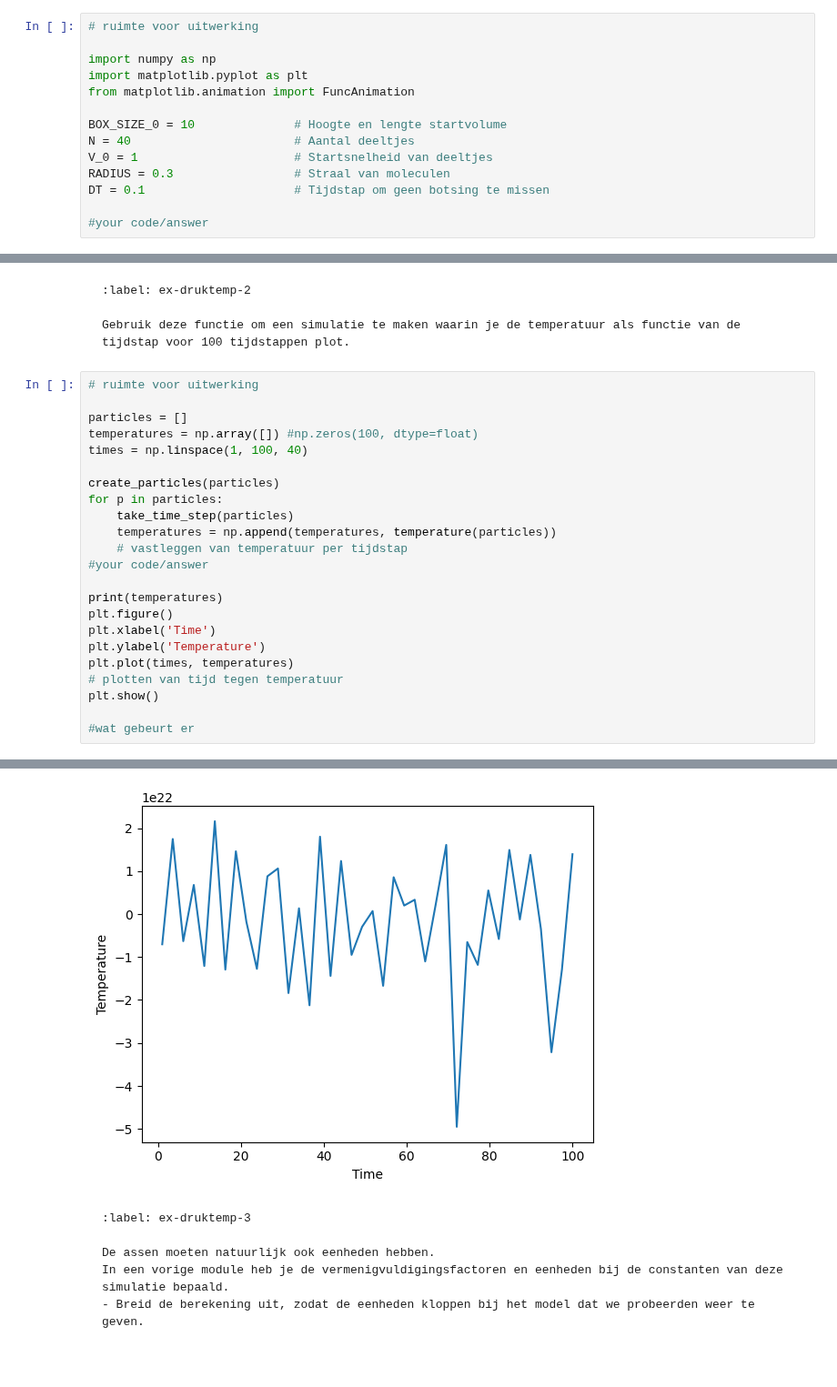
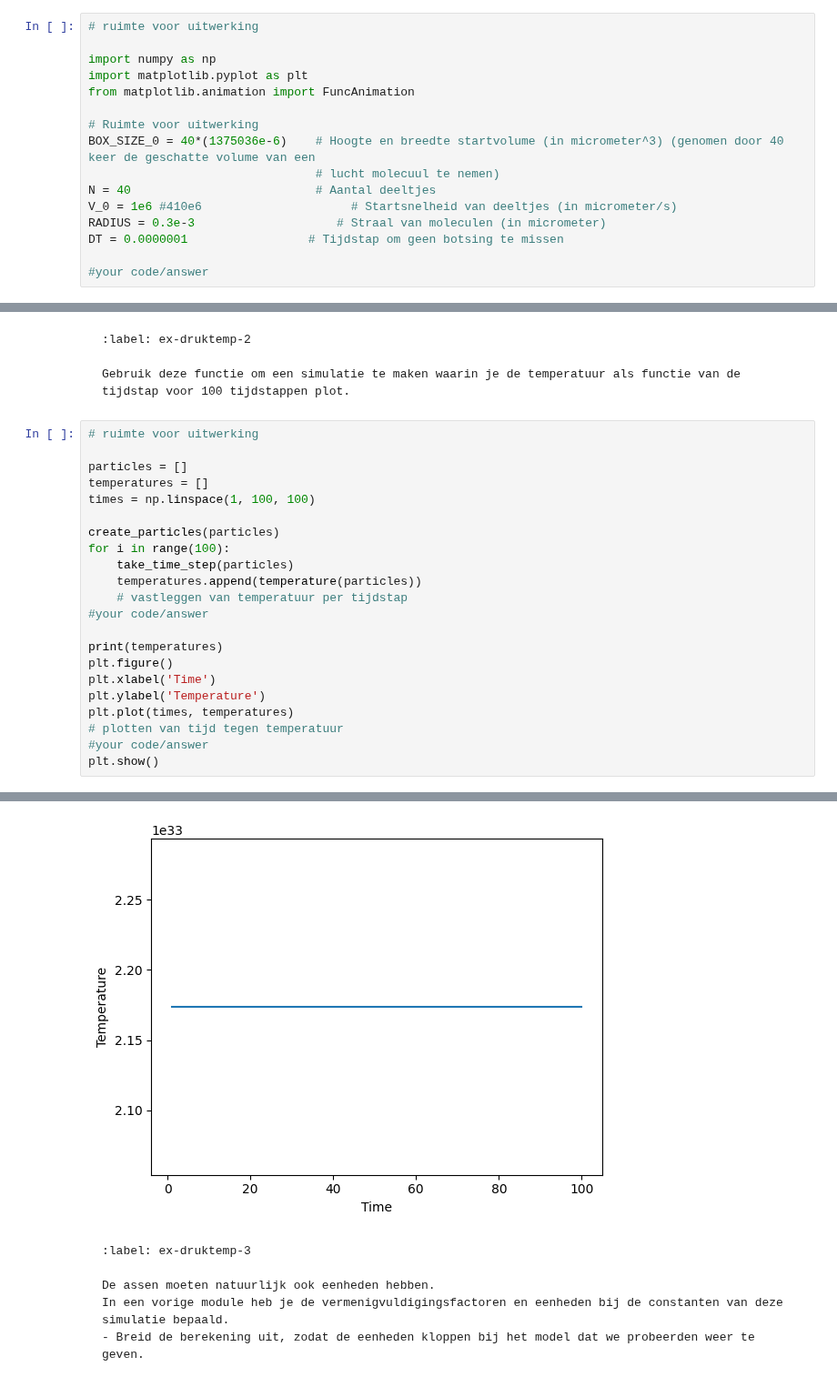
Before and after one commit to arenmeghdadi/314159265358979323846264338, a Jupyter notebook: Content/PySim/5_druktemp.ipynb, the cells around one changed output, grey strips where cells are left out. Shown at 91% size. Cells and saved outputs as stored; diff of their text form.

````diff
--- a/Content/PySim/5_druktemp.ipynb
+++ b/Content/PySim/5_druktemp.ipynb
@@ -39,11 +39,13 @@ import numpy as np
 import matplotlib.pyplot as plt
 from matplotlib.animation import FuncAnimation
 
-BOX_SIZE_0 = 10              # Hoogte en lengte startvolume
-N = 40                       # Aantal deeltjes
-V_0 = 1                      # Startsnelheid van deeltjes
-RADIUS = 0.3                 # Straal van moleculen
-DT = 0.1                     # Tijdstap om geen botsing te missen
+# Ruimte voor uitwerking
+BOX_SIZE_0 = 40*(1375036e-6)    # Hoogte en breedte startvolume (in micrometer^3) (genomen door 40 keer de geschatte volume van een
+                                # lucht molecuul te nemen)
+N = 40                          # Aantal deeltjes
+V_0 = 1e6 #410e6                     # Startsnelheid van deeltjes (in micrometer/s)
+RADIUS = 0.3e-3                    # Straal van moleculen (in micrometer)
+DT = 0.0000001                 # Tijdstap om geen botsing te missen
 
 #your code/answer
 # %% [markdown]
@@ -207,13 +209,13 @@ Gebruik deze functie om een simulatie te maken waarin je de temperatuur als func
 # ruimte voor uitwerking
 
 particles = []
-temperatures = np.array([]) #np.zeros(100, dtype=float)
-times = np.linspace(1, 100, 40)
+temperatures = []
+times = np.linspace(1, 100, 100)
 
 create_particles(particles)
-for p in particles:
+for i in range(100):
     take_time_step(particles)
-    temperatures = np.append(temperatures, temperature(particles))
+    temperatures.append(temperature(particles))
     # vastleggen van temperatuur per tijdstap
 #your code/answer
 
@@ -223,7 +225,6 @@ plt.xlabel('Time')
 plt.ylabel('Temperature')
 plt.plot(times, temperatures)
 # plotten van tijd tegen temperatuur
+#your code/answer
 plt.show()
-
-#wat gebeurt er
 # %% [output]
@@ -240,4 +232,4 @@ plt.show()
-[figure, old version]
+[figure, new version]
 # %% [markdown]
 ```{exercise}
 :label: ex-druktemp-3
````
Also changed, not shown: parts of 7 cells of this notebook.
